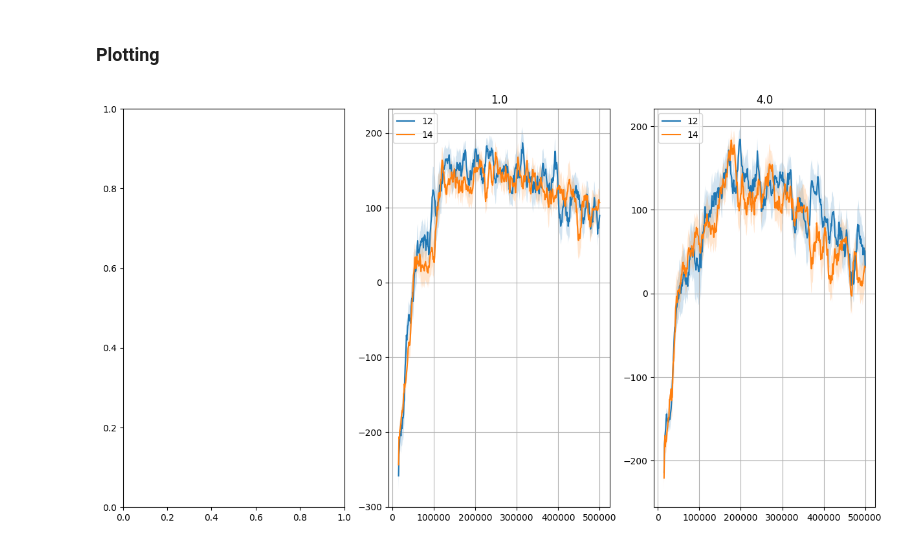
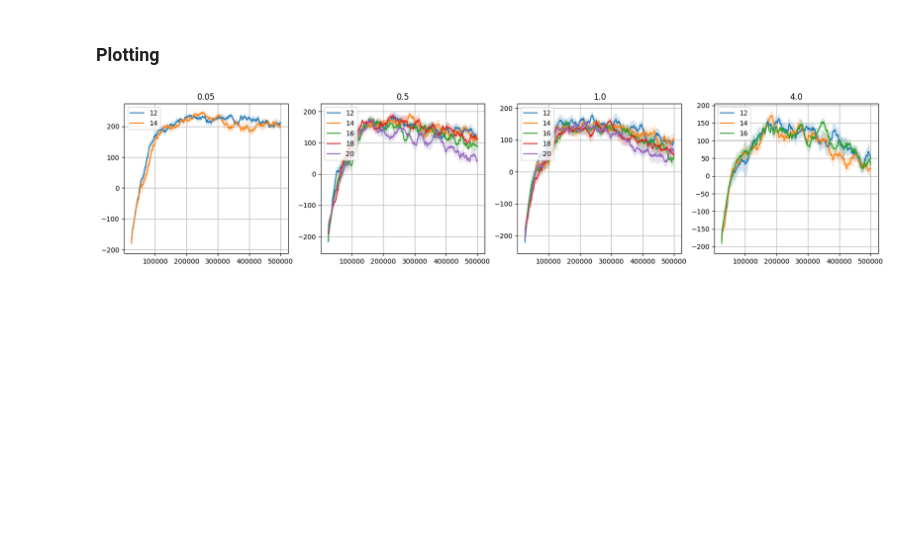
Before and after one commit to vtkachuk4/RL1-Project, a Jupyter notebook: target/plot.ipynb, the cells around one changed output. Cells and saved outputs as stored; diff of their text form; code cells hidden in the pictures; blank space fills up the shorter version.

```diff
--- a/target/plot.ipynb
+++ b/target/plot.ipynb
@@ -89,31 +91,31 @@ def get_mean_ste(scores):
     scores_ste = np.std(scores, axis=1) / np.sqrt(scores.shape[1])
     return scores_mean, scores_ste
 # %%
-plots_in_onerow = 3
-fig, axs = plt.subplots(math.ceil(len(fta_dict.keys())/plots_in_onerow), plots_in_onerow, figsize=(15, 8))
+plots_in_onerow = 4
+fig, axs = plt.subplots(math.ceil(len(fta_dict.keys())/plots_in_onerow), plots_in_onerow, figsize=(20, 4))
 which_scores = "scores" # "avg_scores" or "scores"
-smoothness = 10 # int or None
+smoothness = 20 # int or None
 
 for i, upper_limit in enumerate(sorted(fta_dict.keys())):
     for num_tiles in sorted(fta_dict[upper_limit].keys()):
         runs = fta_dict[upper_limit][num_tiles]["runs"]
         if runs < 10:
             continue
 
         # smoothing scores for each run and calculating mean and ste
         scores = fta_dict[upper_limit][num_tiles][which_scores]
         smooth_scores = smooth_data(scores, smoothness)
         scores_mean, scores_ste = get_mean_ste(smooth_scores)
 
         x_start_index = fta_dict[upper_limit][num_tiles]["steps"].shape[0] - smooth_scores.shape[0]
         x = fta_dict[upper_limit][num_tiles]["steps"][x_start_index:]
 
         # ax = ax[int(i/plots_in_onerow), i%plots_in_onerow]
         ax = axs[i]
         ax.plot(x, scores_mean, label=num_tiles)
         ax.fill_between(x, scores_mean+scores_ste, scores_mean-scores_ste, alpha=0.2)
     ax.legend(loc="upper left")
     ax.set_title(str(upper_limit))
     ax.grid()
 # %% [output]
-[figure, old version]
+[figure, new version]
```
Also changed, not shown: parts of 1 cell of this notebook, 3 other files.
